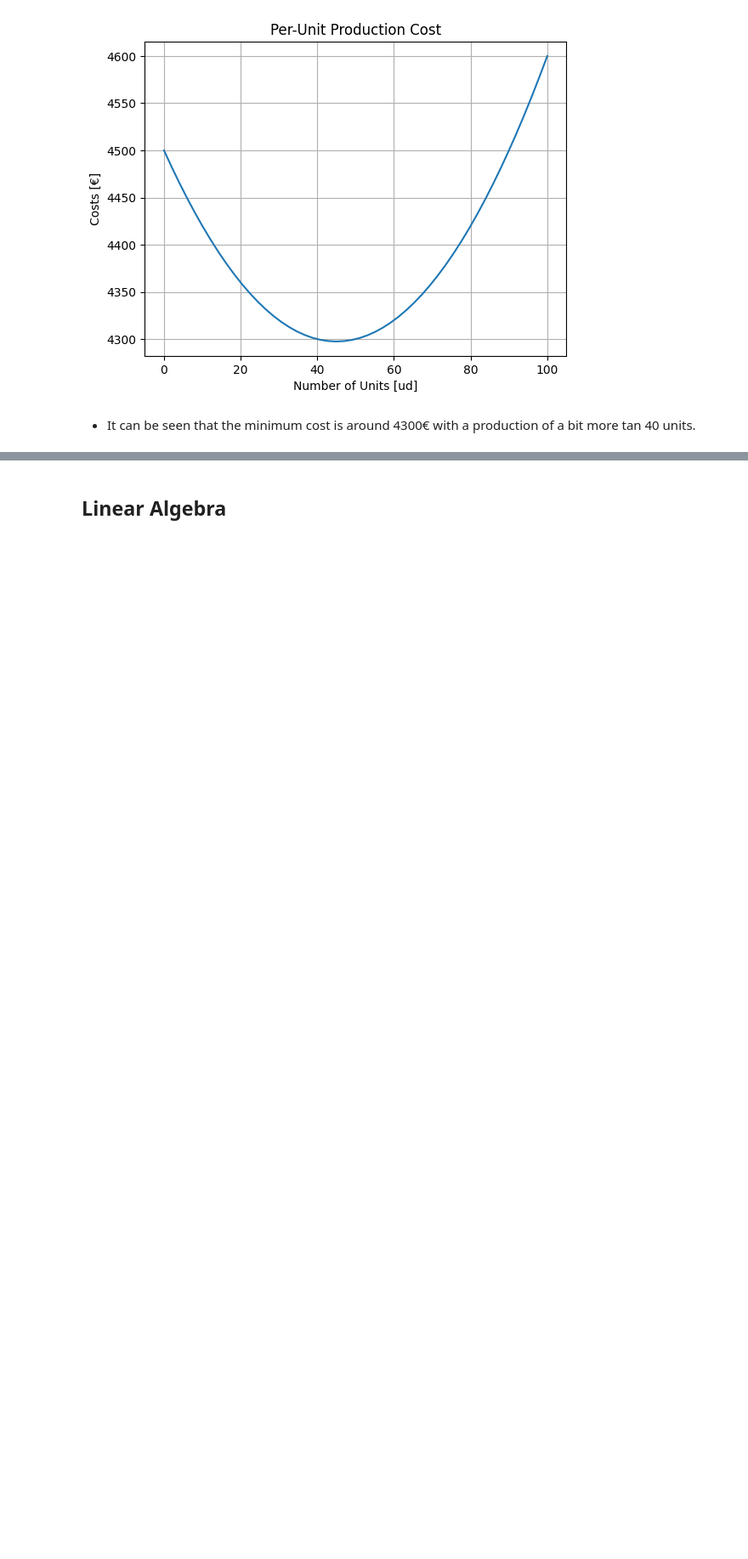
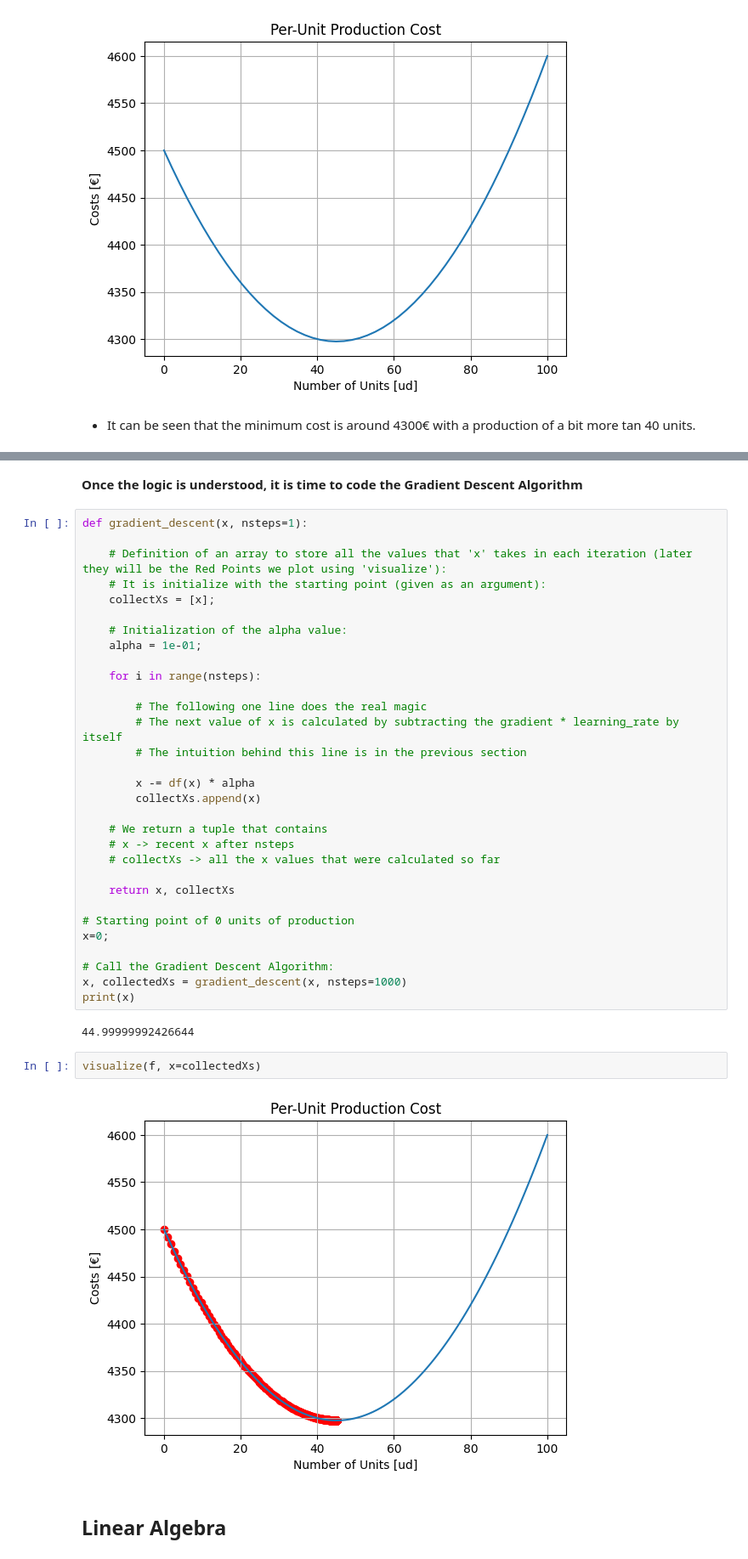
Before and after one commit to 4GeeksAcademy/calculus-and-algebra-problems-with-python-clara, a Jupyter notebook: notebook/problems.ipynb, the cells around one changed output, grey strips where cells are left out. Shown at 85% size. Drawn from its saved outputs; the diff is of its cells as text; blank space fills up the shorter version.

```diff
--- a/notebook/problems.ipynb
+++ b/notebook/problems.ipynb
@@ -336,3 +395,42 @@ LUEGO PRUEBAS ESTOOOOOOOOOOOO
+# %% [markdown]
+**Once the logic is understood, it is time to code the Gradient Descent Algorithm**
+# %%
+def gradient_descent(x, nsteps=1):
+
+    # Definition of an array to store all the values that 'x' takes in each iteration (later they will be the Red Points we plot using 'visualize'):
+    # It is initialize with the starting point (given as an argument):
+    collectXs = [x];
+
+    # Initialization of the alpha value:
+    alpha = 1e-01;
+
+    for i in range(nsteps):
+
+        # The following one line does the real magic
+        # The next value of x is calculated by subtracting the gradient * learning_rate by itself
+        # The intuition behind this line is in the previous section
+
+        x -= df(x) * alpha
+        collectXs.append(x)
+
+    # We return a tuple that contains
+    # x -> recent x after nsteps
+    # collectXs -> all the x values that were calculated so far
+
+    return x, collectXs
+
+# Starting point of 0 units of production
+x=0;
+
+# Call the Gradient Descent Algorithm:
+x, collectedXs = gradient_descent(x, nsteps=1000)
+print(x)
+# %% [output]
+44.99999992426644
+# %%
+visualize(f, x=collectedXs)
+# %% [output]
+[figure, added]
 # %% [markdown]
 ## Linear Algebra
 # %% [markdown]
```
Also changed, not shown: parts of 6 cells of this notebook.
